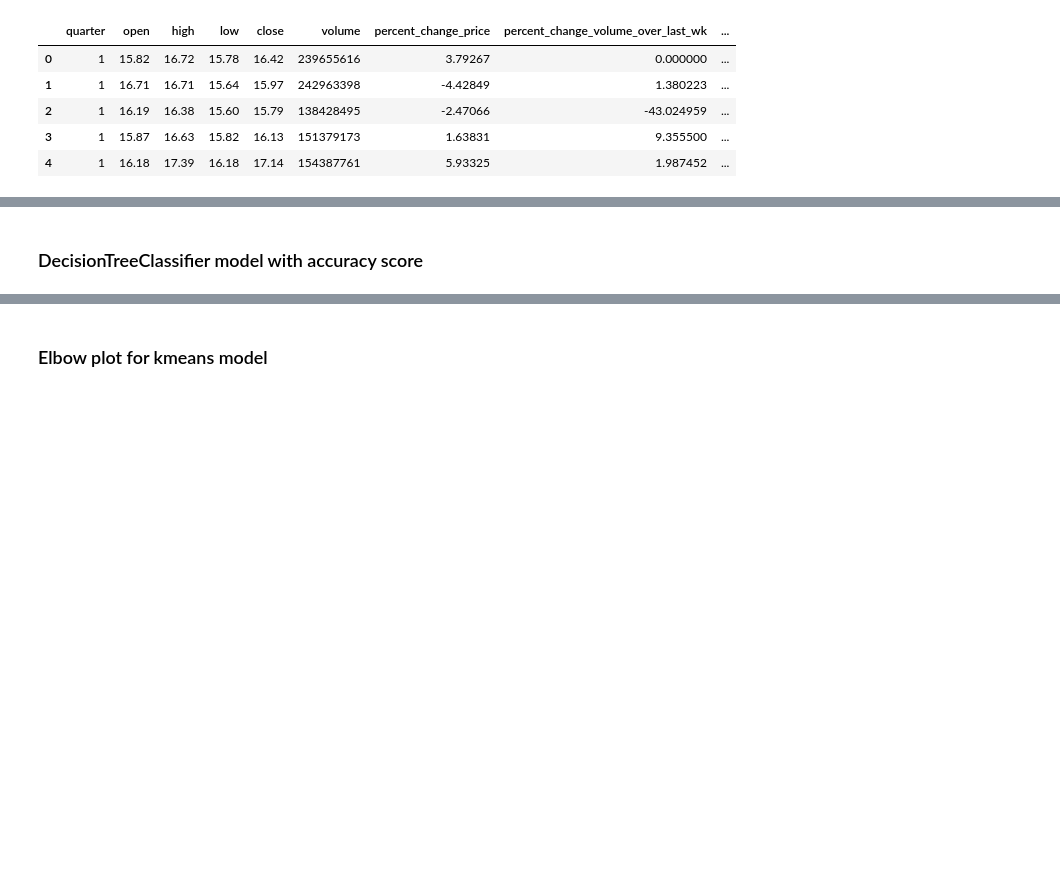
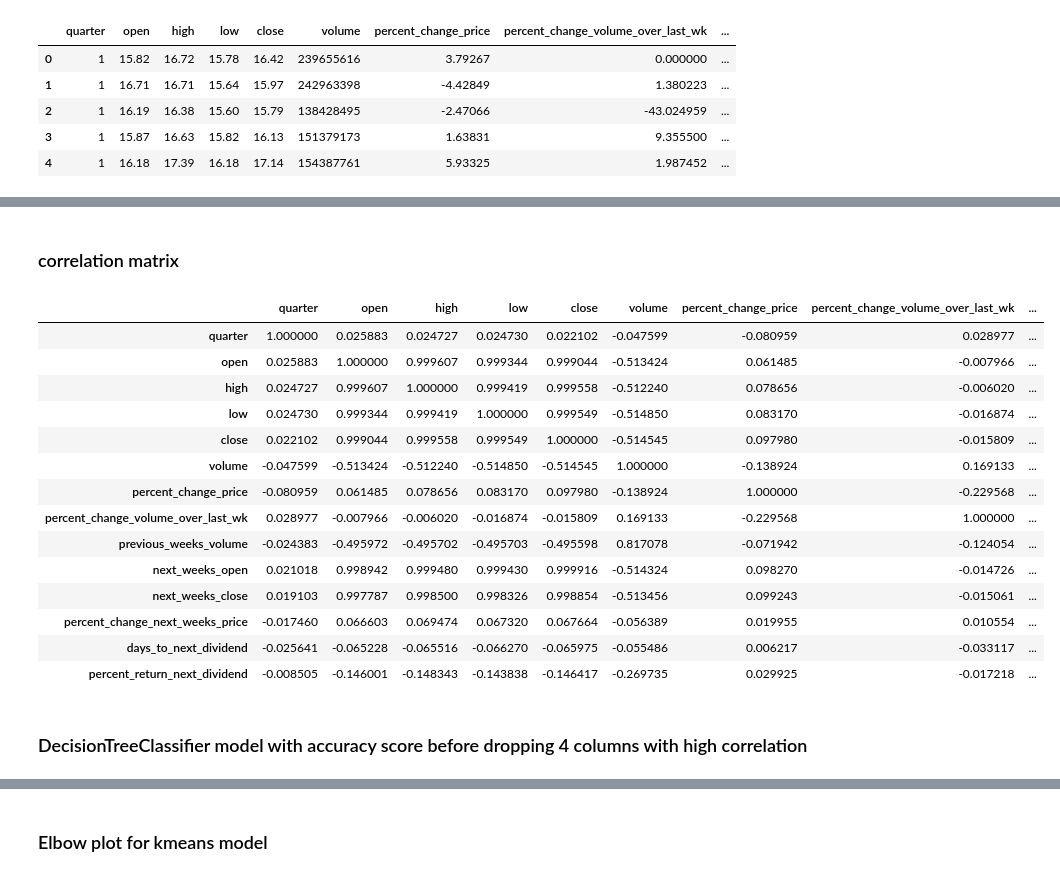
Before and after one commit to AndrejAlpatov/ml_dow_jones, a Jupyter notebook: notebooks/main_notebook.ipynb, the cells around one changed output, grey strips where cells are left out. Saved outputs shown, nothing was run; the diff lists cells and outputs as text; code cells hidden in the pictures; blank space fills up the shorter version.

```diff
--- a/notebooks/main_notebook.ipynb
+++ b/notebooks/main_notebook.ipynb
@@ -150,3 +166,24 @@ df_work.head()
+# %% [markdown]
+### correlation matrix
+# %%
+cor_matrix=df_work.corr()
+cor_matrix
+# %% [output]
+|  | quarter | open | high | low | close | volume | percent_change_price | percent_change_volume_over_last_wk | ... |
+| quarter | 1.000000 | 0.025883 | 0.024727 | 0.024730 | 0.022102 | -0.047599 | -0.080959 | 0.028977 | ... |
+| open | 0.025883 | 1.000000 | 0.999607 | 0.999344 | 0.999044 | -0.513424 | 0.061485 | -0.007966 | ... |
+| high | 0.024727 | 0.999607 | 1.000000 | 0.999419 | 0.999558 | -0.512240 | 0.078656 | -0.006020 | ... |
+| low | 0.024730 | 0.999344 | 0.999419 | 1.000000 | 0.999549 | -0.514850 | 0.083170 | -0.016874 | ... |
+| close | 0.022102 | 0.999044 | 0.999558 | 0.999549 | 1.000000 | -0.514545 | 0.097980 | -0.015809 | ... |
+| volume | -0.047599 | -0.513424 | -0.512240 | -0.514850 | -0.514545 | 1.000000 | -0.138924 | 0.169133 | ... |
+| percent_change_price | -0.080959 | 0.061485 | 0.078656 | 0.083170 | 0.097980 | -0.138924 | 1.000000 | -0.229568 | ... |
+| percent_change_volume_over_last_wk | 0.028977 | -0.007966 | -0.006020 | -0.016874 | -0.015809 | 0.169133 | -0.229568 | 1.000000 | ... |
+| previous_weeks_volume | -0.024383 | -0.495972 | -0.495702 | -0.495703 | -0.495598 | 0.817078 | -0.071942 | -0.124054 | ... |
+| next_weeks_open | 0.021018 | 0.998942 | 0.999480 | 0.999430 | 0.999916 | -0.514324 | 0.098270 | -0.014726 | ... |
+| next_weeks_close | 0.019103 | 0.997787 | 0.998500 | 0.998326 | 0.998854 | -0.513456 | 0.099243 | -0.015061 | ... |
+| percent_change_next_weeks_price | -0.017460 | 0.066603 | 0.069474 | 0.067320 | 0.067664 | -0.056389 | 0.019955 | 0.010554 | ... |
+| days_to_next_dividend | -0.025641 | -0.065228 | -0.065516 | -0.066270 | -0.065975 | -0.055486 | 0.006217 | -0.033117 | ... |
+| percent_return_next_dividend | -0.008505 | -0.146001 | -0.148343 | -0.143838 | -0.146417 | -0.269735 | 0.029925 | -0.017218 | ... |
 # %%
 # create array with encoded labels
 labels_reshaped = np.array(labels).reshape(-1, 1)
@@ -154,7 +191,7 @@ labels_reshaped = np.array(labels).reshape(-1, 1)
 ord_encoder=OrdinalEncoder()
 labels_encoded=ord_encoder.fit_transform(labels_reshaped)
 # %% [markdown]
-### DecisionTreeClassifier model with accuracy score
+### DecisionTreeClassifier model with accuracy score before dropping 4 columns with high correlation
 # %%
 dt =DecisionTreeClassifier()
 X_train, X_test, y_train, y_test = train_test_split(df_work, labels_encoded, random_state=42, test_size=0.3)
```
Also changed, not shown: parts of 21 cells of this notebook.
